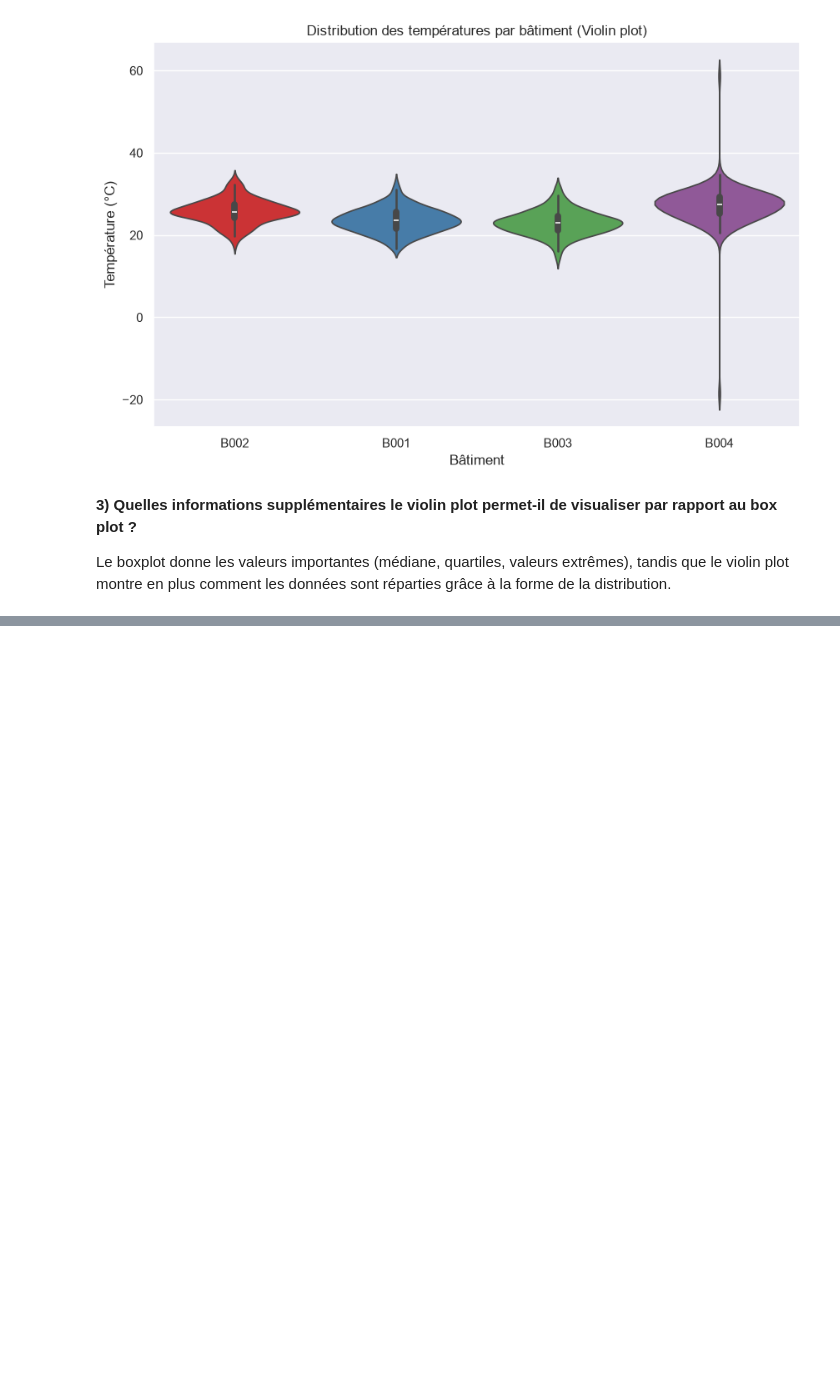
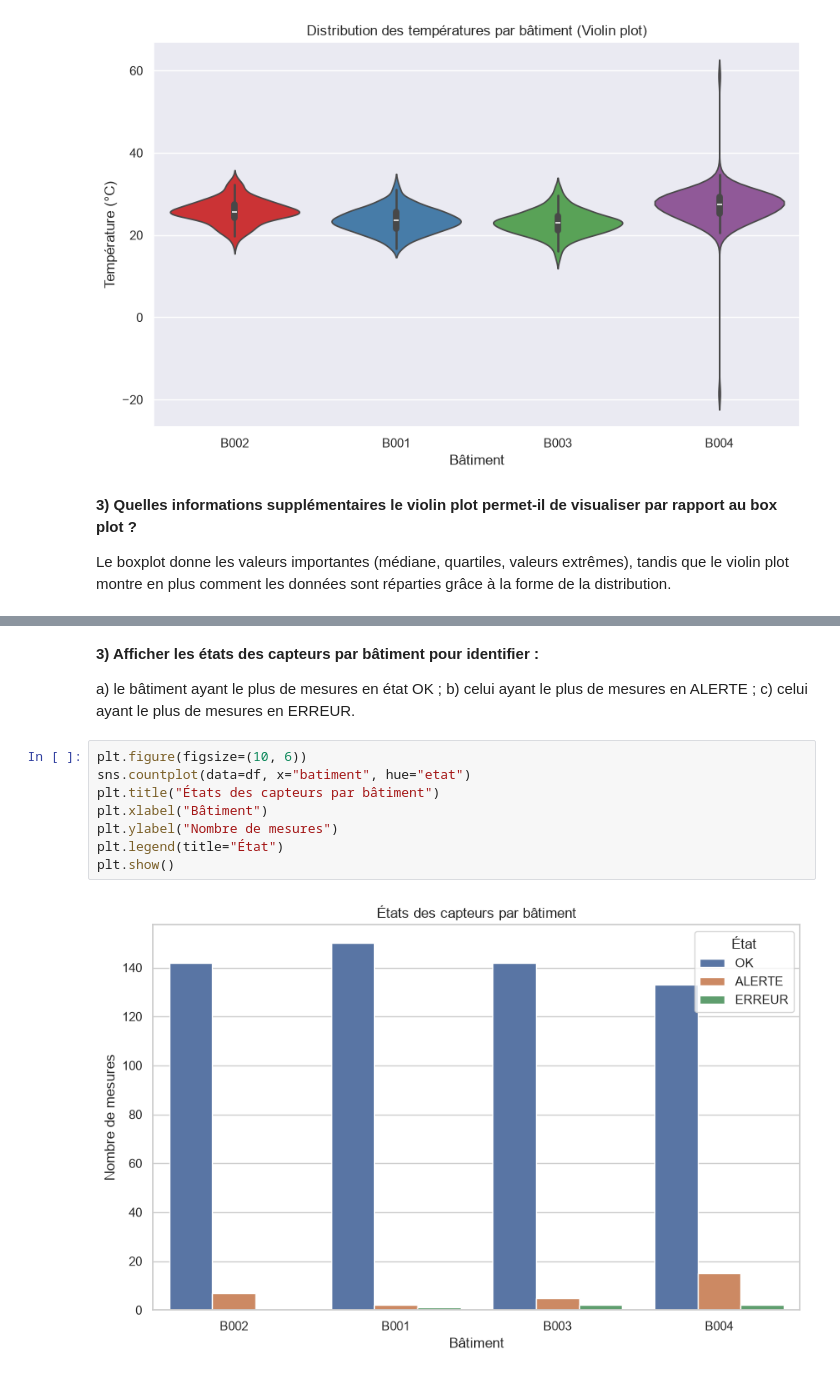
Before and after one commit to galassmyname/Atelier-Seaborn, a Jupyter notebook: atelier_seaborn_iot/notebooks/atelier_seaborn_iot.ipynb, the cells around one changed output, grey strips where cells are left out. Saved outputs shown, nothing was run; the diff lists cells and outputs as text; blank space fills up the shorter version.

```diff
--- a/atelier_seaborn_iot/notebooks/atelier_seaborn_iot.ipynb
+++ b/atelier_seaborn_iot/notebooks/atelier_seaborn_iot.ipynb
@@ -285,0 +313,16 @@ Le boxplot donne les valeurs importantes (médiane, quartiles, valeurs extrêmes
+# %% [markdown]
+**3) Afficher les états des capteurs par bâtiment pour identifier :**
+
+a) le bâtiment ayant le plus de mesures en état OK ;
+b) celui ayant le plus de mesures en ALERTE ;
+c) celui ayant le plus de mesures en ERREUR.
+# %%
+plt.figure(figsize=(10, 6))
+sns.countplot(data=df, x="batiment", hue="etat")
+plt.title("États des capteurs par bâtiment")
+plt.xlabel("Bâtiment")
+plt.ylabel("Nombre de mesures")
+plt.legend(title="État")
+plt.show()
+# %% [output]
+[figure, added]
```
Also changed, not shown: parts of 6 cells of this notebook.
